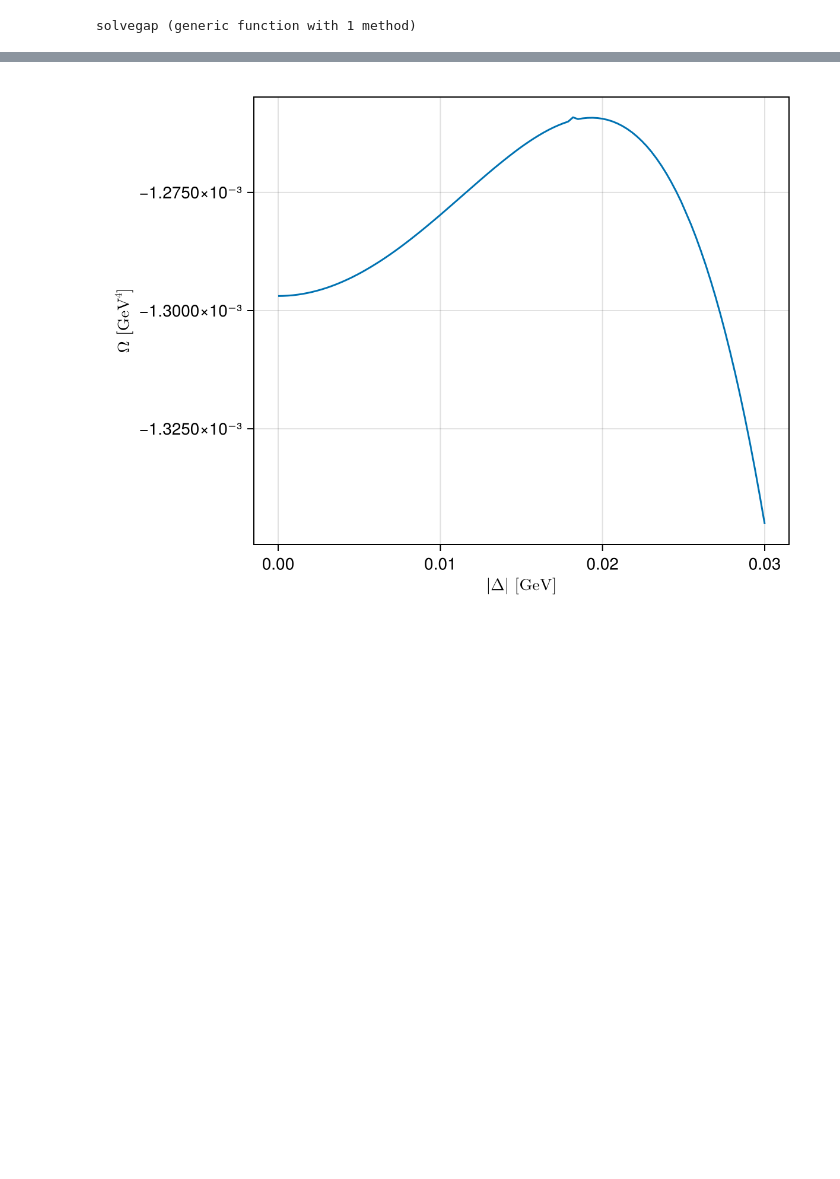
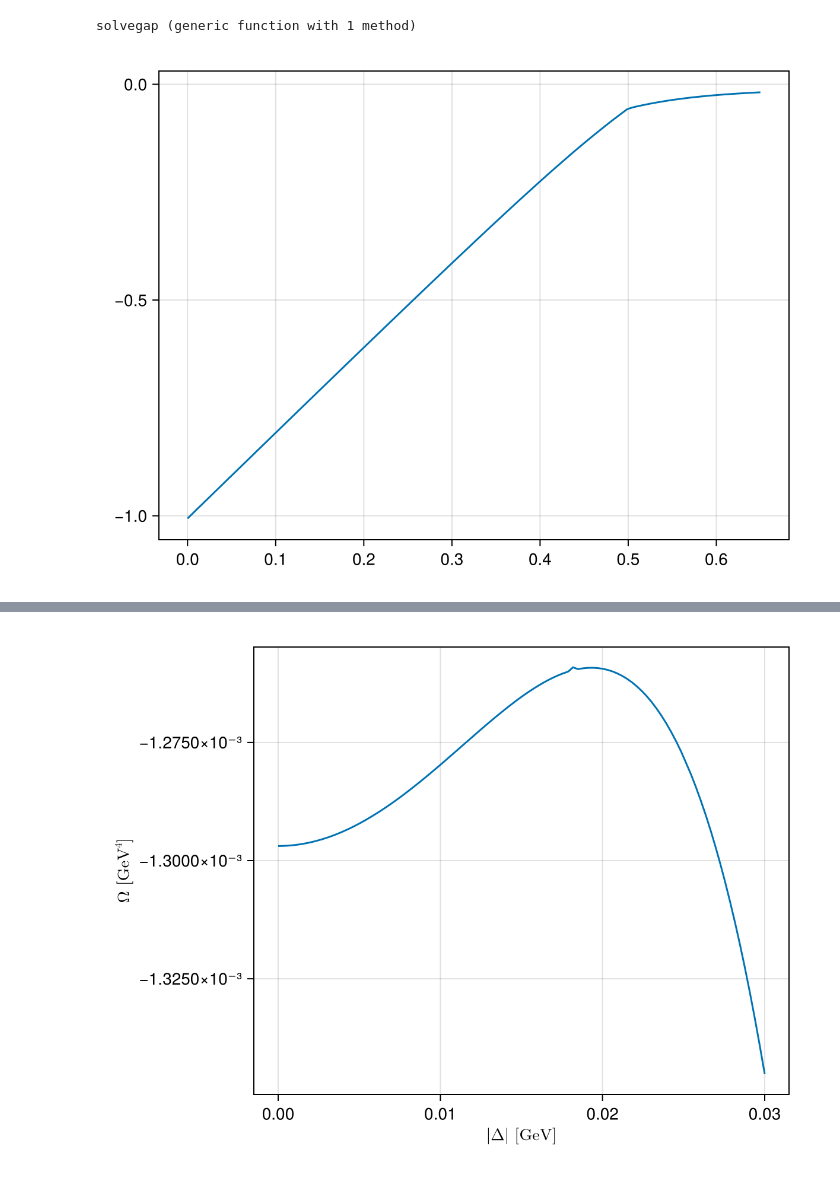
Before and after one commit to SunkPlane29/kondoeff, a Jupyter notebook: main.ipynb, the cells around one changed output, grey strips where cells are left out. Drawn from its saved outputs; the diff is of its cells as text; code cells hidden in the pictures; blank space fills up the shorter version.

```diff
--- a/main.ipynb
+++ b/main.ipynb
@@ -55,3 +55,19 @@ function solvegap(μ, λ)
 end
 # %% [output]
 solvegap (generic function with 1 method)
+# %%
+mu = 0.5
+lambda = 0.0
+delta = 0.028
+
+kvals = range(0, 0.65, length=100)
+f0vals = [f0(delta, mu, lambda, ki) for ki in kvals]
+
+fig = Figure()
+ax = Axis(fig[1, 1])
+
+lines!(ax, kvals, f0vals)
+
+fig
+# %% [output]
+[figure, added]
```
Also changed, not shown: parts of 7 cells of this notebook, 1 other file.
